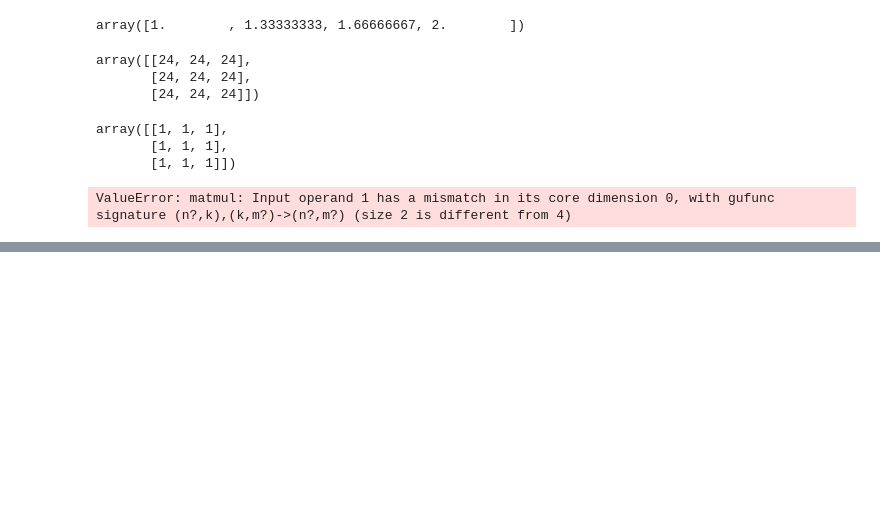
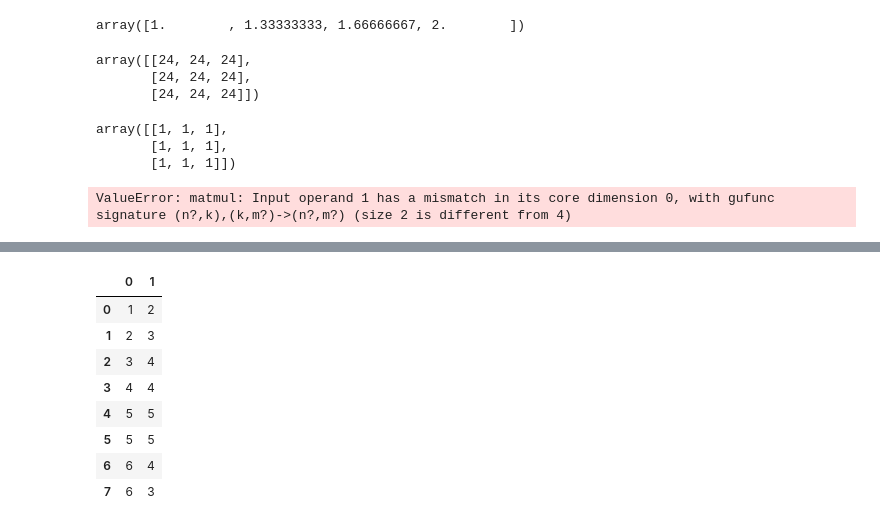
Before and after one commit to SVIGHNESH/my-python-codes, a Jupyter notebook: File Operation/College.ipynb, the cells around one changed output, grey strips where cells are left out. Saved outputs shown, nothing was run; the diff lists cells and outputs as text; code cells hidden in the pictures; blank space fills up the shorter version.

```diff
--- a/File Operation/College.ipynb
+++ b/File Operation/College.ipynb
@@ -141,0 +165,3 @@ ValueError: matmul: Input operand 1 has a mismatch in its core dimension 0, with
+# %%
+ser = pd.DataFrame([1,2,3,4,5,5,6,6])
+ser
@@ -141,0 +178,13 @@ ValueError: matmul: Input operand 1 has a mismatch in its core dimension 0, with
+# %%
+ser[1]=[2,3,4,4,5,5,4,3]
+ser
+# %% [output]
+|  | 0 | 1 |
+| 0 | 1 | 2 |
+| 1 | 2 | 3 |
+| 2 | 3 | 4 |
+| 3 | 4 | 4 |
+| 4 | 5 | 5 |
+| 5 | 5 | 5 |
+| 6 | 6 | 4 |
+| 7 | 6 | 3 |
```
Also changed, not shown: parts of 9 cells of this notebook, 11 other files.
